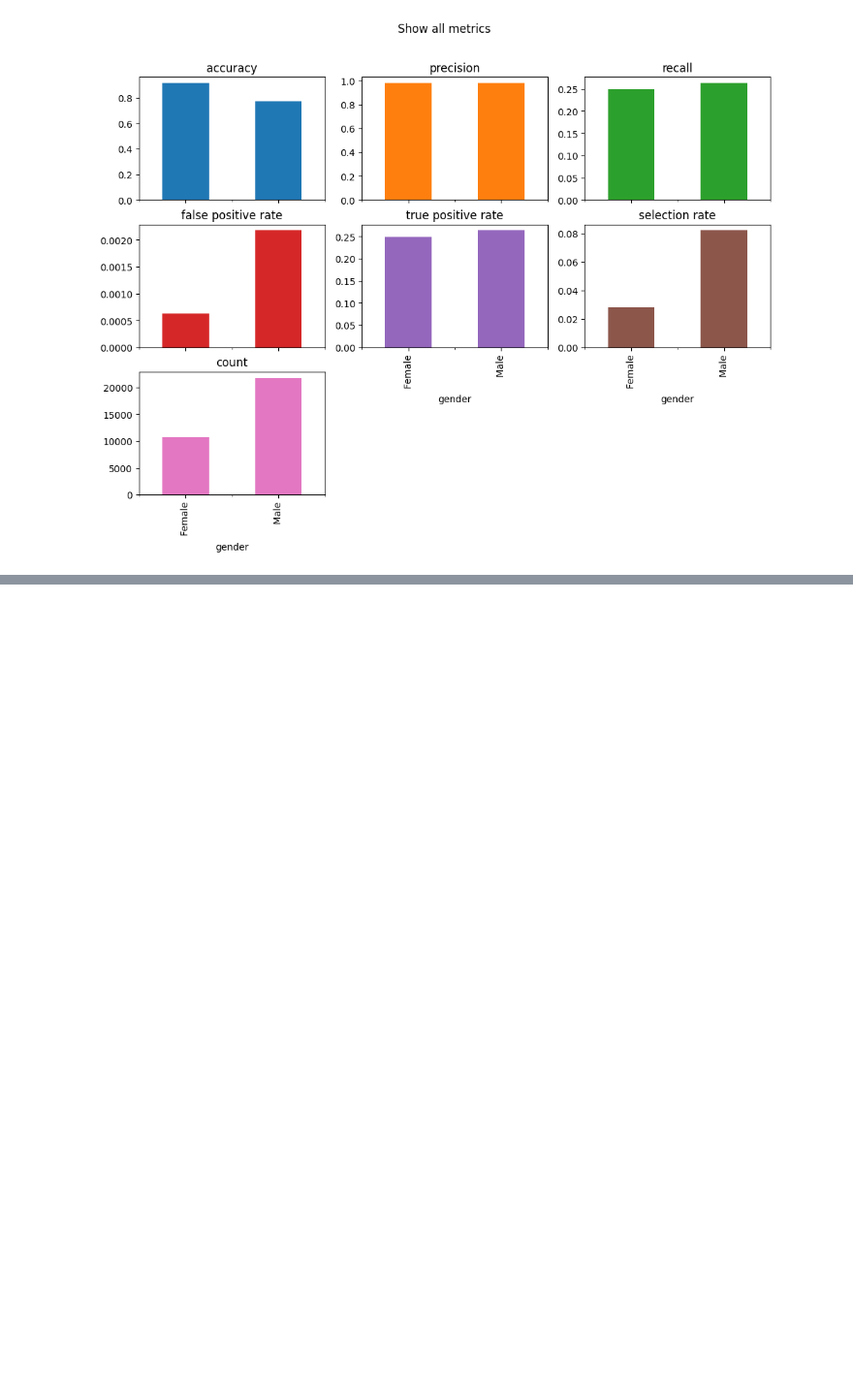
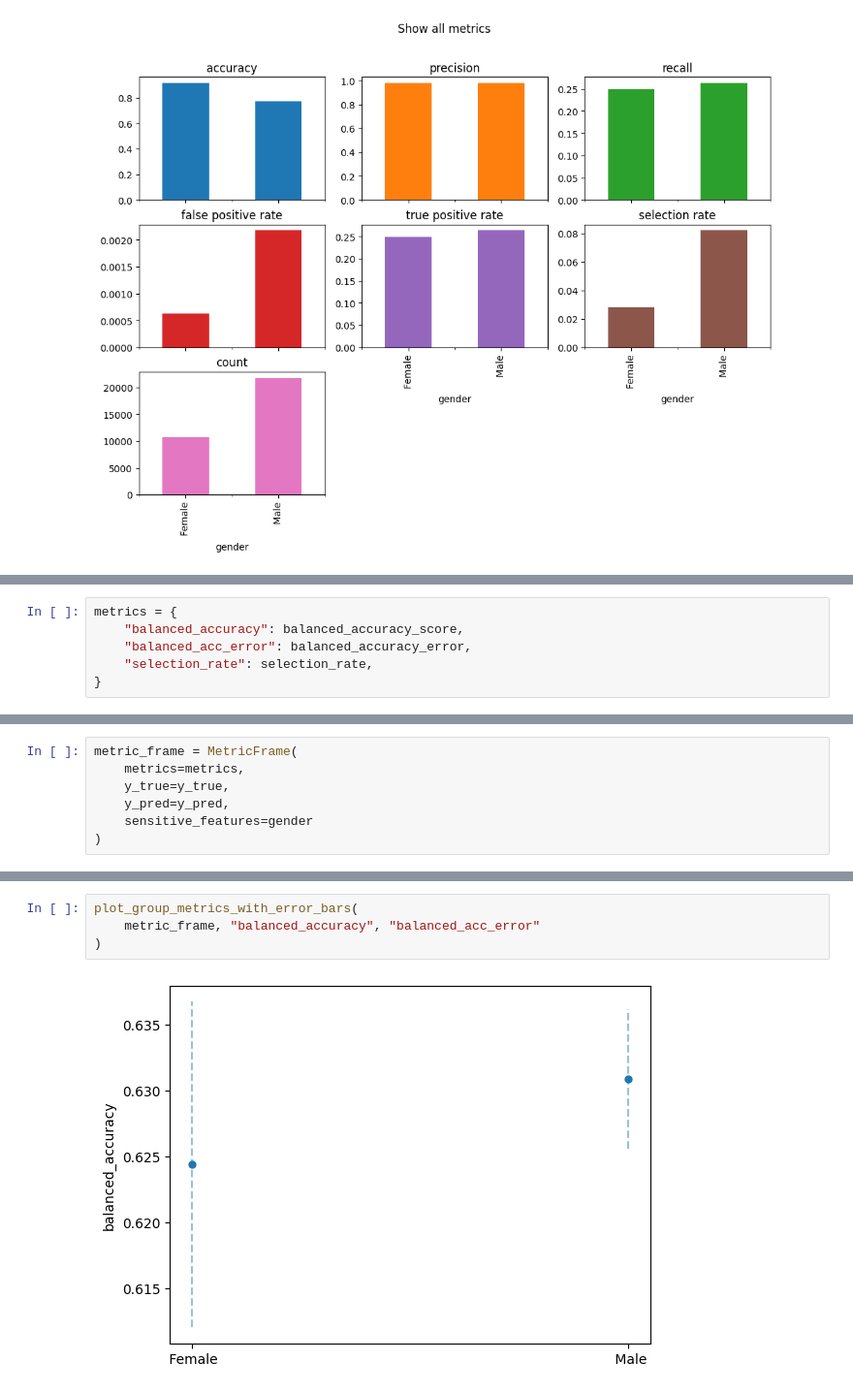
Before and after one commit to santiagxf/E72102, a Jupyter notebook: docs/develop/modeling/selection/code/fairlearn.ipynb, the cells around one changed output, grey strips where cells are left out. Shown at 97% size. Cells and saved outputs as stored; diff of their text form; blank space fills up the shorter version.

Commit message:
custom metric

```diff
--- a/docs/develop/modeling/selection/code/fairlearn.ipynb
+++ b/docs/develop/modeling/selection/code/fairlearn.ipynb
@@ -170,0 +231,6 @@ array([[<Axes: title={'center': 'accuracy'}, xlabel='gender'>,
+# %%
+metrics = {
+    "balanced_accuracy": balanced_accuracy_score,
+    "balanced_acc_error": balanced_accuracy_error,
+    "selection_rate": selection_rate,
+}
@@ -170,0 +239,7 @@ array([[<Axes: title={'center': 'accuracy'}, xlabel='gender'>,
+# %%
+metric_frame = MetricFrame(
+    metrics=metrics,
+    y_true=y_true,
+    y_pred=y_pred,
+    sensitive_features=gender
+)
@@ -170,0 +301,6 @@ array([[<Axes: title={'center': 'accuracy'}, xlabel='gender'>,
+# %%
+plot_group_metrics_with_error_bars(
+    metric_frame, "balanced_accuracy", "balanced_acc_error"
+)
+# %% [output]
+[figure, added]
```
Also changed, not shown: parts of 13 cells of this notebook.
